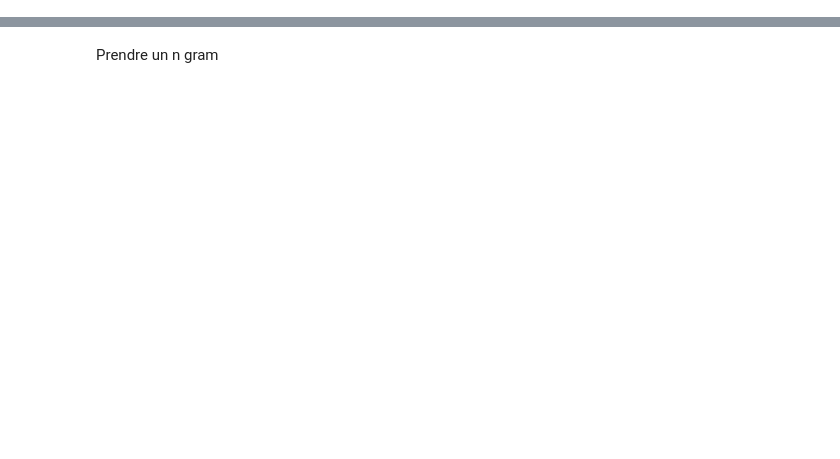
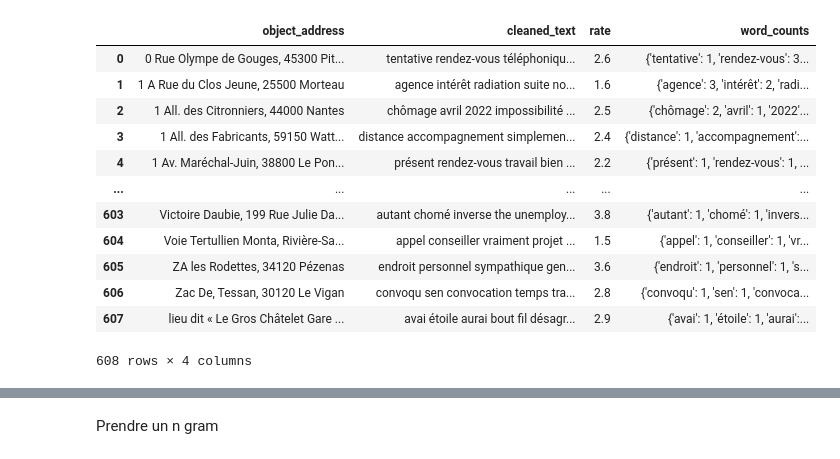
Before and after one commit to projetgouv/scraping, a Jupyter notebook: Cleaning_eda/Data_cleaning.ipynb, the cells around one changed output, grey strips where cells are left out. Drawn from its saved outputs; the diff is of its cells as text; code cells hidden in the pictures; blank space fills up the shorter version.

```diff
--- a/Cleaning_eda/Data_cleaning.ipynb
+++ b/Cleaning_eda/Data_cleaning.ipynb
@@ -106,0 +106,10 @@ joined_text = " ".join(cleaned_sentences)
+# %%
+# Créer le DataFrame groupé avec la moyenne des rates
+grouped = all_data.pivot_table(index='object_address', values=['cleaned_text', 'rate'], aggfunc={'cleaned_text': ' '.join, 'rate': 'mean'}).reset_index()
+
+# Arrondir la note moyenne à une décimale
+grouped['rate'] = grouped['rate'].apply(lambda x: round(x, 1))
+
+# Afficher le DataFrame groupé
+# %%
+grouped['cleaned_text'] = grouped['cleaned_text'].str.replace('...', ' ')
@@ -106,0 +132,28 @@ joined_text = " ".join(cleaned_sentences)
+# %%
+from collections import Counter
+
+# Fonction pour compter les mots dans un texte
+def count_words(text):
+    words = text.split()
+    word_counts = Counter(words)
+    return word_counts
+
+# Compter les mots dans chaque texte regroupé
+grouped['word_counts'] = grouped['cleaned_text'].apply(count_words)
+
+# Afficher le DataFrame avec la nouvelle colonne
+grouped
+# %% [output]
+|  | object_address | cleaned_text | rate | word_counts |
+| 0 | 0 Rue Olympe de Gouges, 45300 Pit... | tentative rendez-vous téléphoniqu... | 2.6 | {'tentative': 1, 'rendez-vous': 3... |
+| 1 | 1 A Rue du Clos Jeune, 25500 Morteau | agence intérêt radiation suite no... | 1.6 | {'agence': 3, 'intérêt': 2, 'radi... |
+| 2 | 1 All. des Citronniers, 44000 Nantes | chômage avril 2022 impossibilité ... | 2.5 | {'chômage': 2, 'avril': 1, '2022'... |
+| 3 | 1 All. des Fabricants, 59150 Watt... | distance accompagnement simplemen... | 2.4 | {'distance': 1, 'accompagnement':... |
+| 4 | 1 Av. Maréchal-Juin, 38800 Le Pon... | présent rendez-vous travail bien ... | 2.2 | {'présent': 1, 'rendez-vous': 1, ... |
+| ... | ... | ... | ... | ... |
+| 603 | Victoire Daubie, 199 Rue Julie Da... | autant chomé inverse the unemploy... | 3.8 | {'autant': 1, 'chomé': 1, 'invers... |
+| 604 | Voie Tertullien Monta, Rivière-Sa... | appel conseiller vraiment projet ... | 1.5 | {'appel': 1, 'conseiller': 1, 'vr... |
+| 605 | ZA les Rodettes, 34120 Pézenas | endroit personnel sympathique gen... | 3.6 | {'endroit': 1, 'personnel': 1, 's... |
+| 606 | Zac De, Tessan, 30120 Le Vigan | convoqu sen convocation temps tra... | 2.8 | {'convoqu': 1, 'sen': 1, 'convoca... |
+| 607 | lieu dit « Le Gros Châtelet Gare ... | avai étoile aurai bout fil désagr... | 2.9 | {'avai': 1, 'étoile': 1, 'aurai':... |
+608 rows × 4 columns
```
Also changed, not shown: parts of 29 cells of this notebook, 1 other file.
